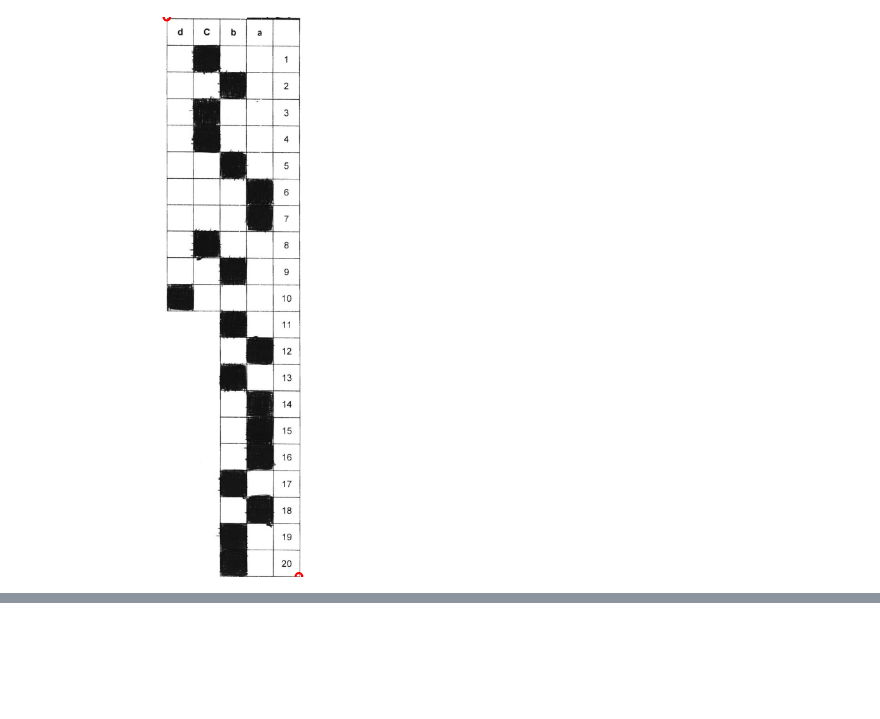
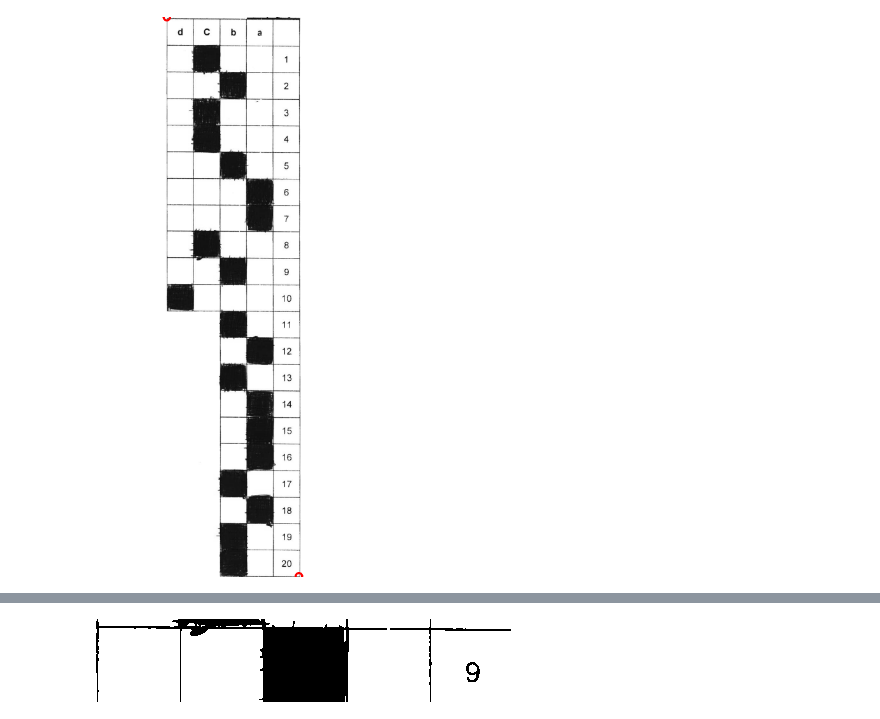
Before and after one commit to alura-cursos/Visao_computacional-OMR, a Jupyter notebook: correcao_prova.ipynb, the cells around one changed output, grey strips where cells are left out. Saved outputs shown, nothing was run; the diff lists cells and outputs as text; code cells hidden in the pictures; blank space fills up the shorter version.

```diff
--- a/correcao_prova.ipynb
+++ b/correcao_prova.ipynb
@@ -196,0 +203,15 @@ cv2_imshow(img_copia)
+# %%
+QTD_QUESTOES = 21
+QTD_ALTERNATIVAS = 5
+
+espacamento_questao = int(nova_imagem.shape[0]/QTD_QUESTOES)
+
+questao_numero = 9
+inicio_questao = int(espacamento_questao*questao_numero)
+fim_questao = int(espacamento_questao*(questao_numero+1))
+
+questao = nova_imagem[inicio_questao:fim_questao,:]
+
+cv2_imshow(questao)
+# %% [output]
+[figure, added]
```
Also changed, not shown: parts of 1 cell of this notebook.
